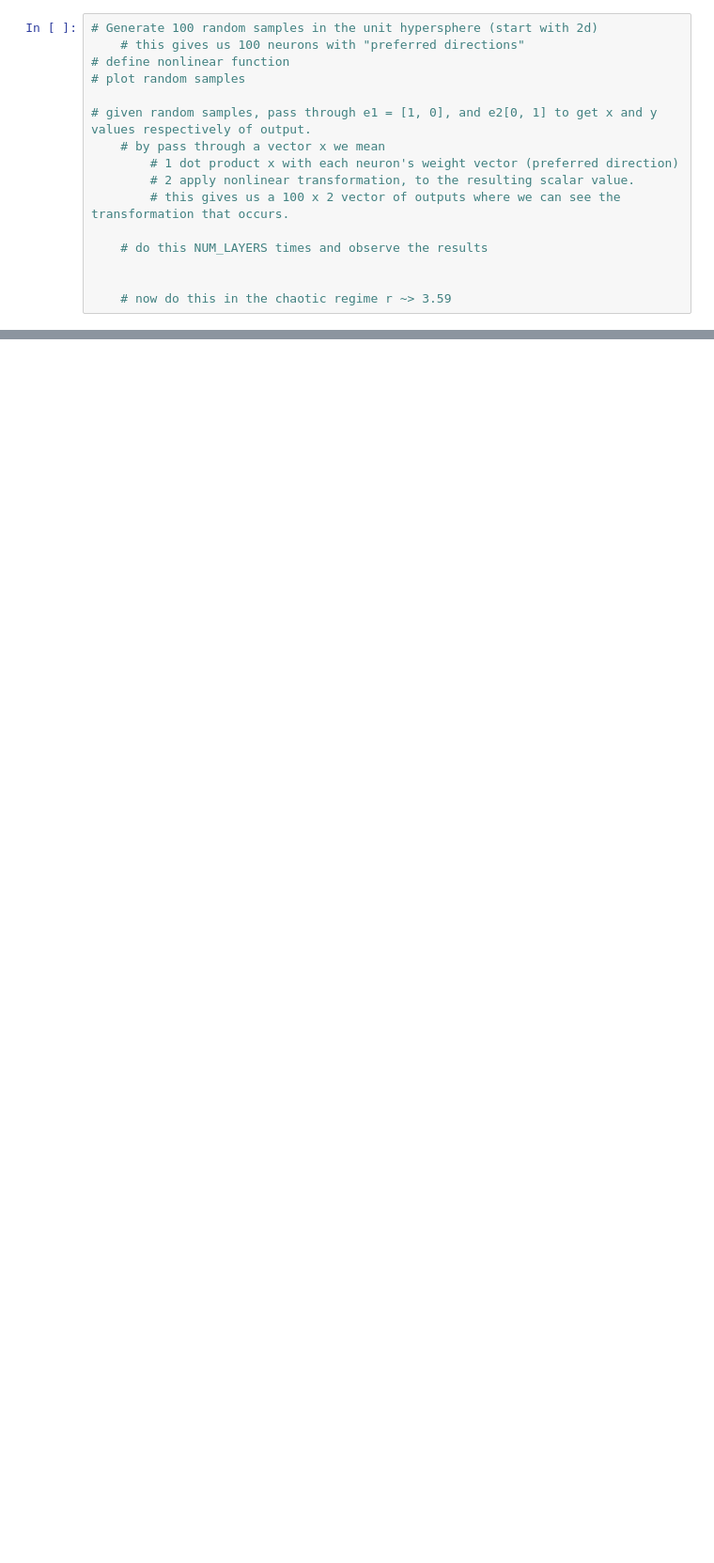
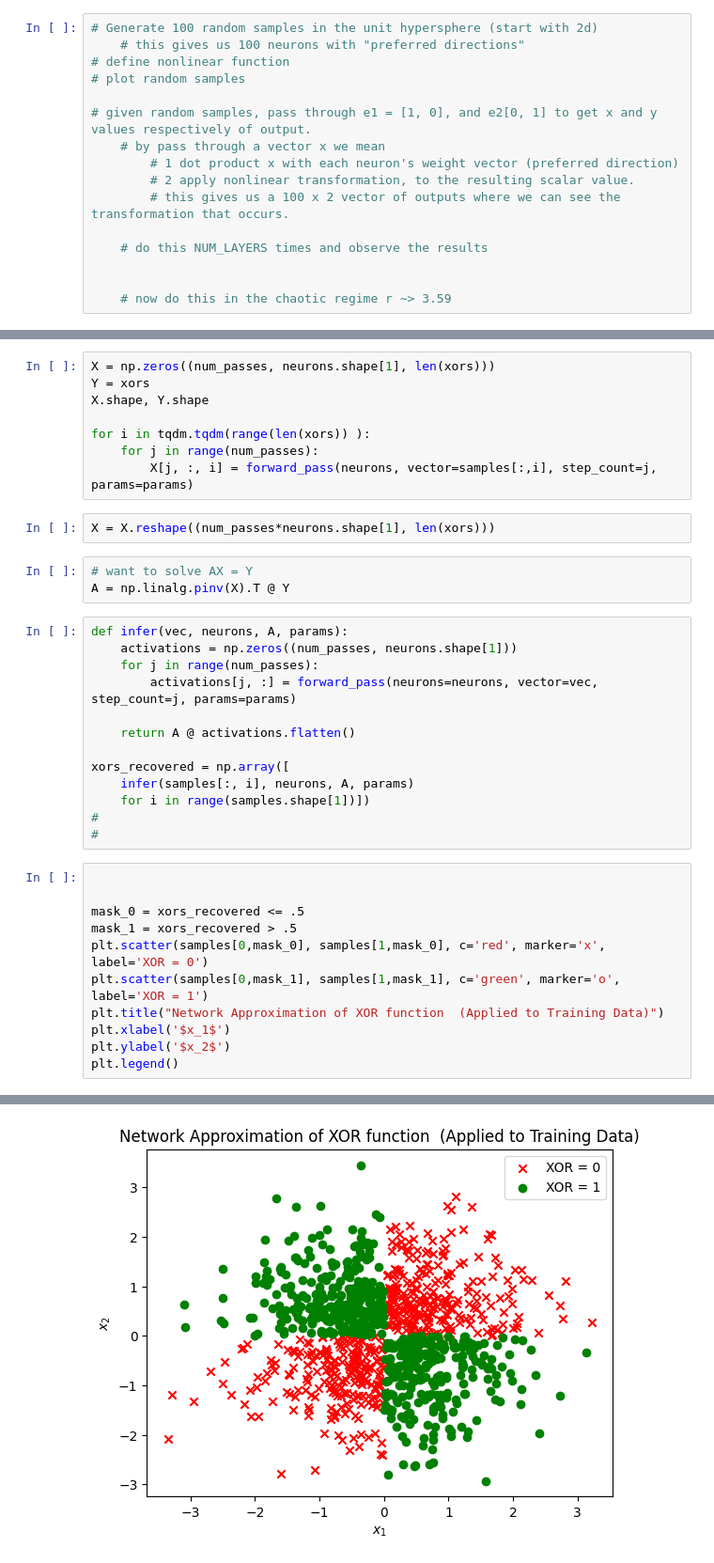
Before and after one commit to Fritz17236/untitled, a Jupyter notebook: src/nonlinear_approximator/scatch.ipynb, the cells around one changed output, grey strips where cells are left out. Shown: that part at 94% size. Cells and saved outputs as stored; diff of their text form; blank space fills up the shorter version.

```diff
--- a/src/nonlinear_approximator/scatch.ipynb
+++ b/src/nonlinear_approximator/scatch.ipynb
@@ -114,0 +152,38 @@ np.float64(-7.971507227600286)
+# %%
+X = np.zeros((num_passes, neurons.shape[1], len(xors)))
+Y = xors
+X.shape, Y.shape
+
+for i in tqdm.tqdm(range(len(xors)) ):
+    for j in range(num_passes):
+        X[j, :, i] = forward_pass(neurons, vector=samples[:,i], step_count=j, params=params)
+# %%
+X = X.reshape((num_passes*neurons.shape[1], len(xors)))
+# %%
+# want to solve AX = Y
+A = np.linalg.pinv(X).T @ Y
+# %%
+def infer(vec, neurons, A, params):
+    activations = np.zeros((num_passes, neurons.shape[1]))
+    for j in range(num_passes):
+        activations[j, :] = forward_pass(neurons=neurons, vector=vec, step_count=j, params=params)
+
+    return A @ activations.flatten()
+
+xors_recovered = np.array([
+    infer(samples[:, i], neurons, A, params)
+    for i in range(samples.shape[1])])
+#
+#
+# %%
+
+
+mask_0 = xors_recovered <= .5
+mask_1 = xors_recovered > .5
+plt.scatter(samples[0,mask_0], samples[1,mask_0], c='red', marker='x', label='XOR = 0')
+plt.scatter(samples[0,mask_1], samples[1,mask_1], c='green', marker='o', label='XOR = 1')
+plt.title("Network Approximation of XOR function  (Applied to Training Data)")
+plt.xlabel('$x_1$')
+plt.ylabel('$x_2$')
+plt.legend()
+# %% [output]
@@ -114,0 +191 @@ np.float64(-7.971507227600286)
+[figure, added]
```
Also changed, not shown: parts of 9 cells of this notebook.
